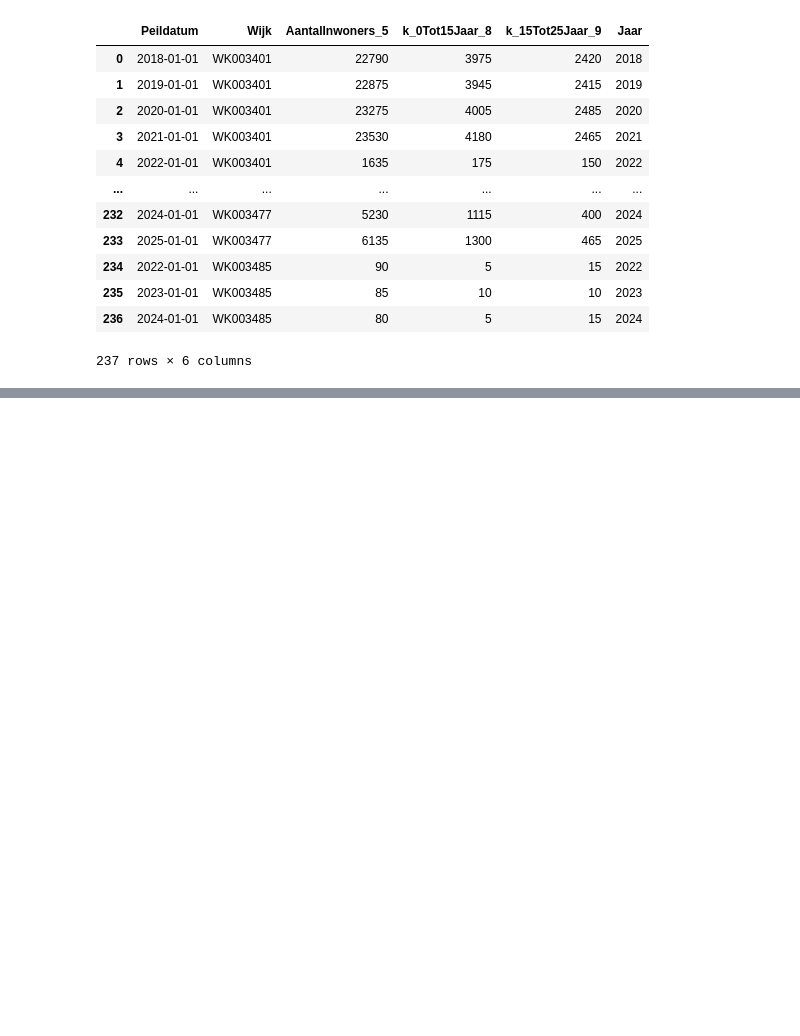
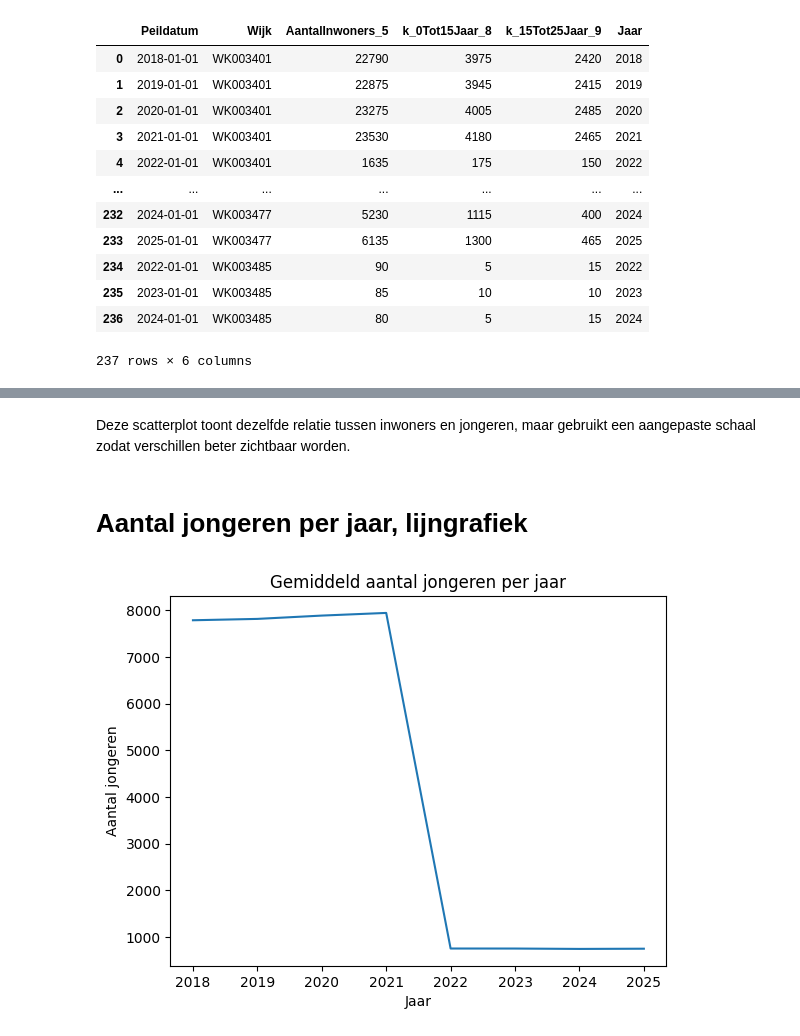
Before and after one commit to Ismael-991/almere-jeugd-voorspelling, a Jupyter notebook: notebooks/individual/Mohammed_notebook.ipynb, the cells around one changed output, grey strips where cells are left out. Cells and saved outputs as stored; diff of their text form; code cells hidden in the pictures; blank space fills up the shorter version.

```diff
--- a/notebooks/individual/Mohammed_notebook.ipynb
+++ b/notebooks/individual/Mohammed_notebook.ipynb
@@ -102,0 +187,13 @@ df.to_csv("../../data/processed/df_v6_clean_final.csv", index=False)
+# %% [markdown]
+Deze scatterplot toont dezelfde relatie tussen inwoners en jongeren, maar gebruikt een aangepaste schaal zodat verschillen beter zichtbaar worden.
+# %% [markdown]
+# Aantal jongeren per jaar, lijngrafiek
+# %%
+df.groupby("Jaar")["k_0Tot15Jaar_8"].mean().plot()
+
+plt.title("Gemiddeld aantal jongeren per jaar")
+plt.xlabel("Jaar")
+plt.ylabel("Aantal jongeren")
+plt.show()
+# %% [output]
+[figure, added]
```
Also changed, not shown: parts of 34 cells of this notebook.
